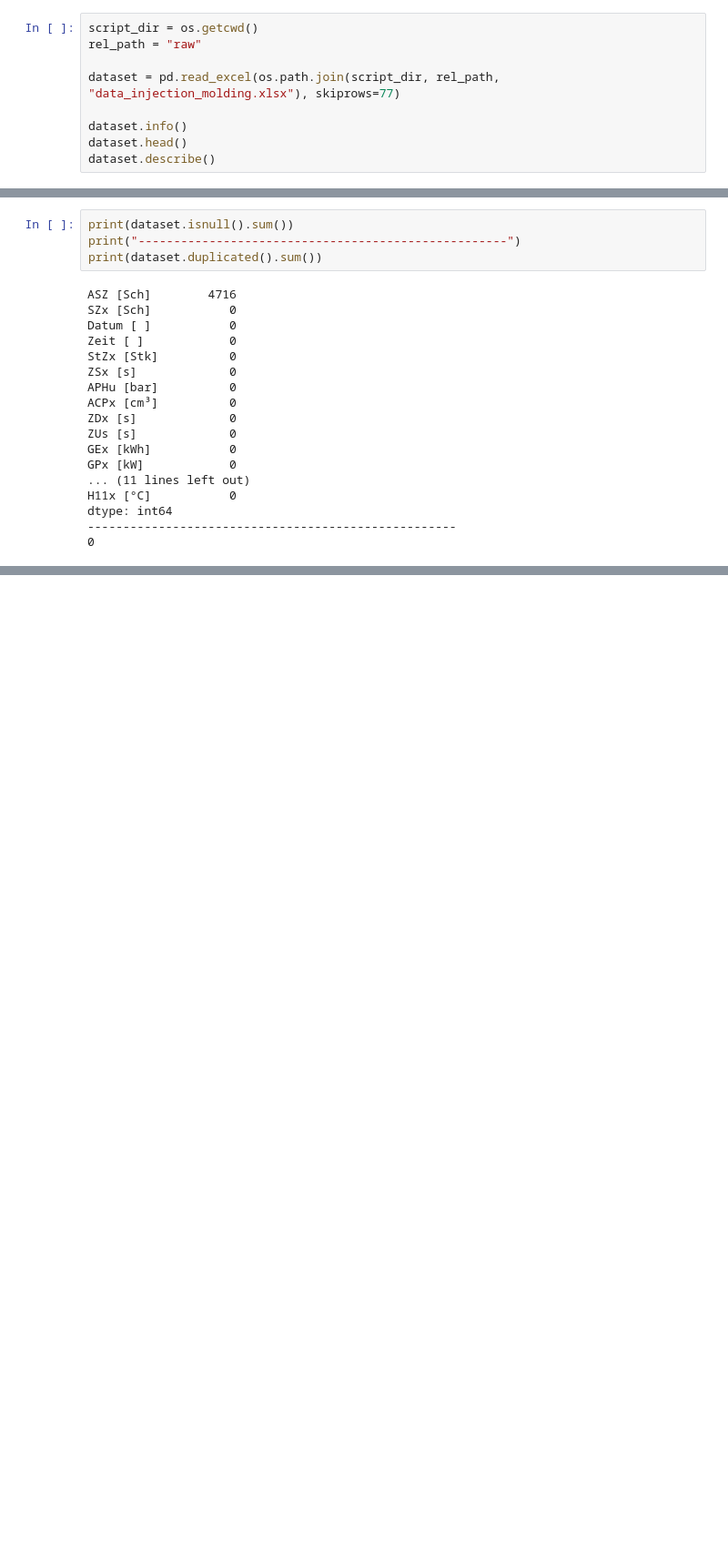
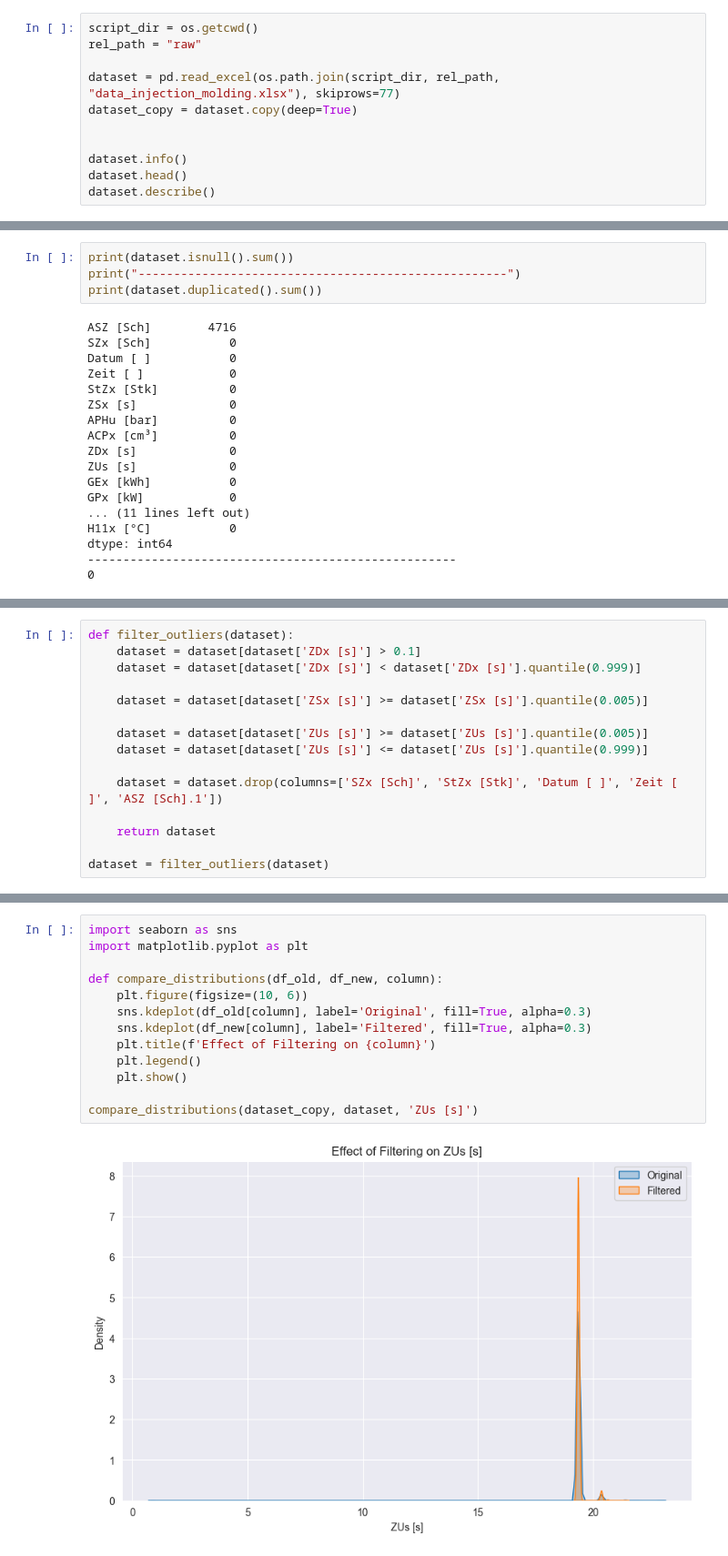
Before and after one commit to LOP-POL/challenge-machine-learning, a Jupyter notebook: main.ipynb, the cells around one changed output, grey strips where cells are left out. Shown at 91% size. Saved outputs shown, nothing was run; the diff lists cells and outputs as text; blank space fills up the shorter version.

```diff
--- a/main.ipynb
+++ b/main.ipynb
@@ -16,6 +22,8 @@ script_dir = os.getcwd()
 rel_path = "raw"
 
 dataset = pd.read_excel(os.path.join(script_dir, rel_path, "data_injection_molding.xlsx"), skiprows=77)
+dataset_copy = dataset.copy(deep=True)
+
 
 dataset.info()
 dataset.head()
@@ -82,0 +302,15 @@ histogram = dataset.hist(bins=20, figsize=(15, 10))
+# %%
+def filter_outliers(dataset):
+    dataset = dataset[dataset['ZDx [s]'] > 0.1]
+    dataset = dataset[dataset['ZDx [s]'] < dataset['ZDx [s]'].quantile(0.999)]
+
+    dataset = dataset[dataset['ZSx [s]'] >= dataset['ZSx [s]'].quantile(0.005)]
+
+    dataset = dataset[dataset['ZUs [s]'] >= dataset['ZUs [s]'].quantile(0.005)]
+    dataset = dataset[dataset['ZUs [s]'] <= dataset['ZUs [s]'].quantile(0.999)]
+
+    dataset = dataset.drop(columns=['SZx [Sch]', 'StZx [Stk]', 'Datum [ ]', 'Zeit [ ]', 'ASZ [Sch].1'])
+
+    return dataset
+
+dataset = filter_outliers(dataset)
@@ -82,0 +333,15 @@ histogram = dataset.hist(bins=20, figsize=(15, 10))
+# %%
+import seaborn as sns
+import matplotlib.pyplot as plt
+
+def compare_distributions(df_old, df_new, column):
+    plt.figure(figsize=(10, 6))
+    sns.kdeplot(df_old[column], label='Original', fill=True, alpha=0.3)
+    sns.kdeplot(df_new[column], label='Filtered', fill=True, alpha=0.3)
+    plt.title(f'Effect of Filtering on {column}')
+    plt.legend()
+    plt.show()
+
+compare_distributions(dataset_copy, dataset, 'ZUs [s]')
+# %% [output]
+[figure, added]
```
Also changed, not shown: parts of 30 cells of this notebook, 3 other files.
